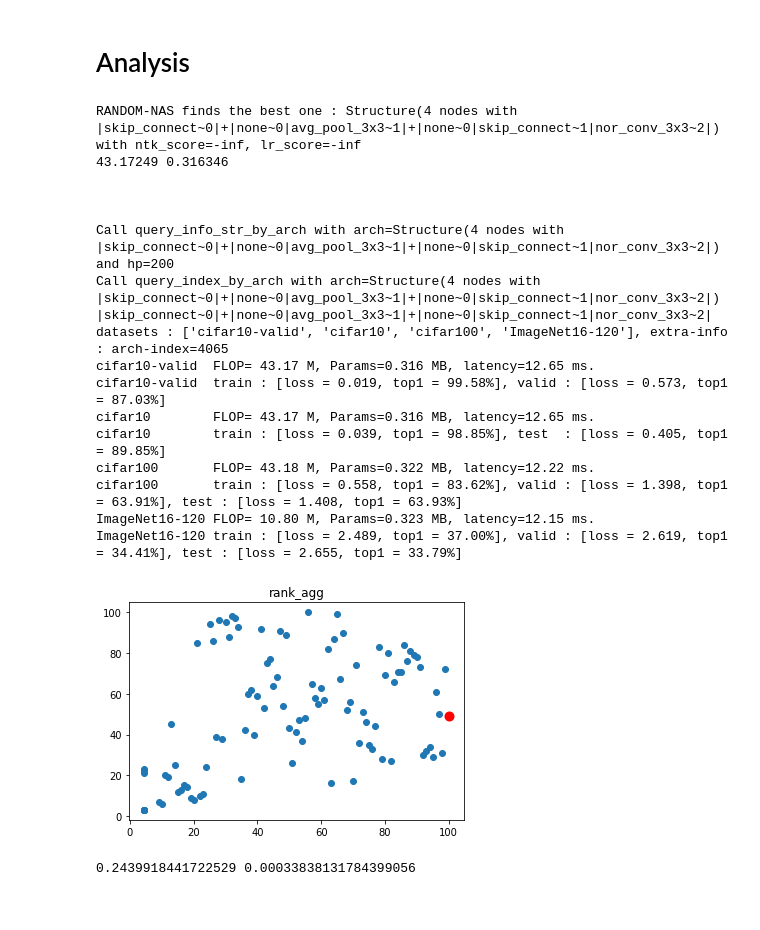
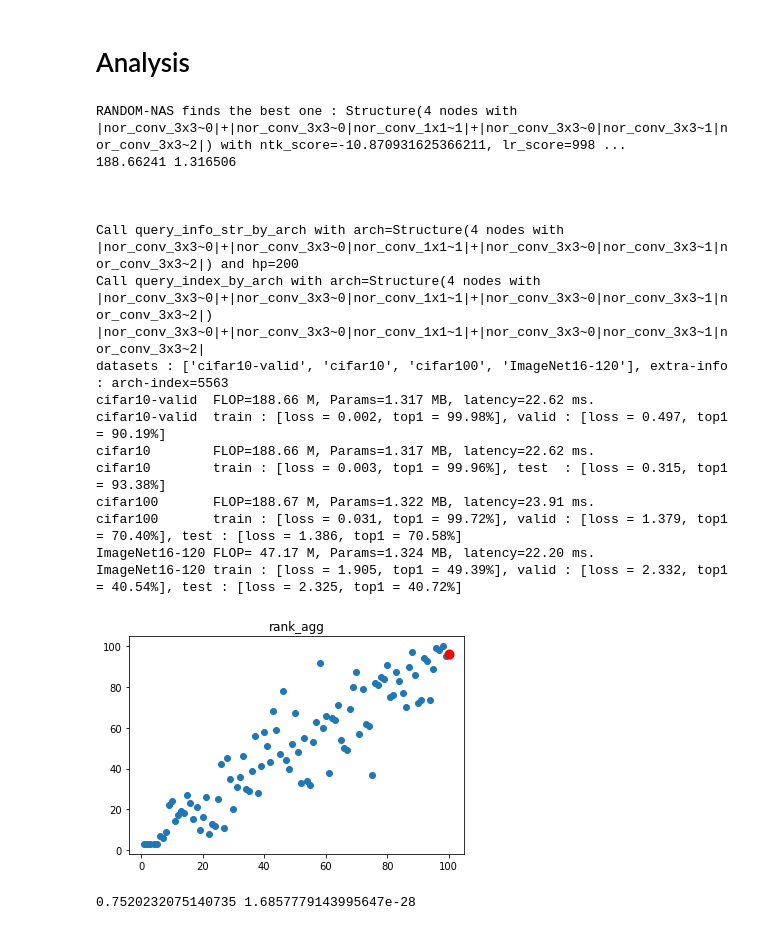
Before and after one commit to cvlab-yonsei/AZ-NAS, a Jupyter notebook: test_files/230131_grad_vanish/training_free_analysis.ipynb, the cells around one changed output. Cells and saved outputs as stored; diff of their text form; code cells hidden in the pictures.

```diff
--- a/test_files/230131_grad_vanish/training_free_analysis.ipynb
+++ b/test_files/230131_grad_vanish/training_free_analysis.ipynb
@@ -773,53 +758,54 @@ stats.rankdata(pca_scores), stats.rankdata(fnorm_scores), stats.rankdata(grad_sc
 ###
 
 l = len(api_valid_accs)
-rank_agg = rank_grad
-# rank_agg = rank_pca + rank_params
-# rank_agg = np.log(rank_pca/l) + np.log(rank_fnorm/l) + np.log(rank_grad/l) + np.log(rank_params/l)
+# rank_agg = rank_lr
+# rank_agg = rank_params
+rank_agg = np.log(rank_pca/l) + np.log(rank_fnorm/l) + np.log(rank_grad/l) + np.log(rank_params/l)
+# rank_agg = np.log(rank_pca/l) + np.log(rank_fnorm/l) + np.log(rank_grad/l) + np.log(rank_params/l) + np.log(rank_ntk/l) + np.log(rank_lr/l)
 # rank_agg = np.log(rank_pca/l) + np.log(rank_grad/l) + np.log(rank_ntk/l) + np.log(rank_lr/l) + np.log(rank_params/l)
 
 best_idx = np.argmax(rank_agg)
 best_arch, best_ntk_score, best_lr_score, flops, params = archs[best_idx], ntk_scores[best_idx], lr_scores[best_idx], api_flops[best_idx], api_params[best_idx]
 
 print("RANDOM-NAS finds the best one : {:} with ntk_score={:}, lr_score={:}".format(best_arch, best_ntk_score, best_lr_score))
 print(flops, params)
 print("\n\n")
 if api is not None:
     print("{:}".format(api.query_by_arch(best_arch, "200")))
 
 x = stats.rankdata(rank_agg)
-# x = np.array(fnorm_scores)
+# x = np.array(lr_scores)
 # plt.xlim([-1,0])
 y = stats.rankdata(api_valid_accs)
 # y = api_valid_accs
 plt.scatter(x, y)
 plt.scatter(x[best_idx], y[best_idx], c="r", linewidths=4)
 # target = rank_params
 # plt.scatter(x[np.argmax(target)], y[np.argmax(target)], c="k", linewidths=4)
 plt.title("rank_agg")
 plt.show()
 tau, p_value = stats.kendalltau(x, y)
 print(tau, p_value)
 # %% [output]
-RANDOM-NAS finds the best one : Structure(4 nodes with |skip_connect~0|+|none~0|avg_pool_3x3~1|+|none~0|skip_connect~1|nor_conv_3x3~2|) with ntk_score=-inf, lr_score=-inf
-43.17249 0.316346
+RANDOM-NAS finds the best one : Structure(4 nodes with |nor_conv_3x3~0|+|nor_conv_3x3~0|nor_conv_1x1~1|+|nor_conv_3x3~0|nor_conv_3x3~1|nor_conv_3x3~2|) with ntk_score=-10.870931625366211, lr_score=998 ...
+188.66241 1.316506
 
 
 
-Call query_info_str_by_arch with arch=Structure(4 nodes with |skip_connect~0|+|none~0|avg_pool_3x3~1|+|none~0|skip_connect~1|nor_conv_3x3~2|) and hp=200
-Call query_index_by_arch with arch=Structure(4 nodes with |skip_connect~0|+|none~0|avg_pool_3x3~1|+|none~0|skip_connect~1|nor_conv_3x3~2|)
-|skip_connect~0|+|none~0|avg_pool_3x3~1|+|none~0|skip_connect~1|nor_conv_3x3~2|
-datasets : ['cifar10-valid', 'cifar10', 'cifar100', 'ImageNet16-120'], extra-info : arch-index=4065
-cifar10-valid  FLOP= 43.17 M, Params=0.316 MB, latency=12.65 ms.
-cifar10-valid  train : [loss = 0.019, top1 = 99.58%], valid : [loss = 0.573, top1 = 87.03%]
-cifar10        FLOP= 43.17 M, Params=0.316 MB, latency=12.65 ms.
-cifar10        train : [loss = 0.039, top1 = 98.85%], test  : [loss = 0.405, top1 = 89.85%]
-cifar100       FLOP= 43.18 M, Params=0.322 MB, latency=12.22 ms.
-cifar100       train : [loss = 0.558, top1 = 83.62%], valid : [loss = 1.398, top1 = 63.91%], test : [loss = 1.408, top1 = 63.93%]
-ImageNet16-120 FLOP= 10.80 M, Params=0.323 MB, latency=12.15 ms.
-ImageNet16-120 train : [loss = 2.489, top1 = 37.00%], valid : [loss = 2.619, top1 = 34.41%], test : [loss = 2.655, top1 = 33.79%]
+Call query_info_str_by_arch with arch=Structure(4 nodes with |nor_conv_3x3~0|+|nor_conv_3x3~0|nor_conv_1x1~1|+|nor_conv_3x3~0|nor_conv_3x3~1|nor_conv_3x3~2|) and hp=200
+Call query_index_by_arch with arch=Structure(4 nodes with |nor_conv_3x3~0|+|nor_conv_3x3~0|nor_conv_1x1~1|+|nor_conv_3x3~0|nor_conv_3x3~1|nor_conv_3x3~2|)
+|nor_conv_3x3~0|+|nor_conv_3x3~0|nor_conv_1x1~1|+|nor_conv_3x3~0|nor_conv_3x3~1|nor_conv_3x3~2|
+datasets : ['cifar10-valid', 'cifar10', 'cifar100', 'ImageNet16-120'], extra-info : arch-index=5563
+cifar10-valid  FLOP=188.66 M, Params=1.317 MB, latency=22.62 ms.
+cifar10-valid  train : [loss = 0.002, top1 = 99.98%], valid : [loss = 0.497, top1 = 90.19%]
+cifar10        FLOP=188.66 M, Params=1.317 MB, latency=22.62 ms.
+cifar10        train : [loss = 0.003, top1 = 99.96%], test  : [loss = 0.315, top1 = 93.38%]
+cifar100       FLOP=188.67 M, Params=1.322 MB, latency=23.91 ms.
+cifar100       train : [loss = 0.031, top1 = 99.72%], valid : [loss = 1.379, top1 = 70.40%], test : [loss = 1.386, top1 = 70.58%]
+ImageNet16-120 FLOP= 47.17 M, Params=1.324 MB, latency=22.20 ms.
+ImageNet16-120 train : [loss = 1.905, top1 = 49.39%], valid : [loss = 2.332, top1 = 40.54%], test : [loss = 2.325, top1 = 40.72%]
-[figure, old version]
+[figure, new version]
-0.2439918441722529 0.00033838131784399056
+0.7520232075140735 1.6857779143995647e-28
 # %%
 sorted_indices = np.argsort(api_valid_accs)
 sorted_indices = np.argsort(grad_scores)
```
Also changed, not shown: parts of 7 cells of this notebook, 4 other files.
